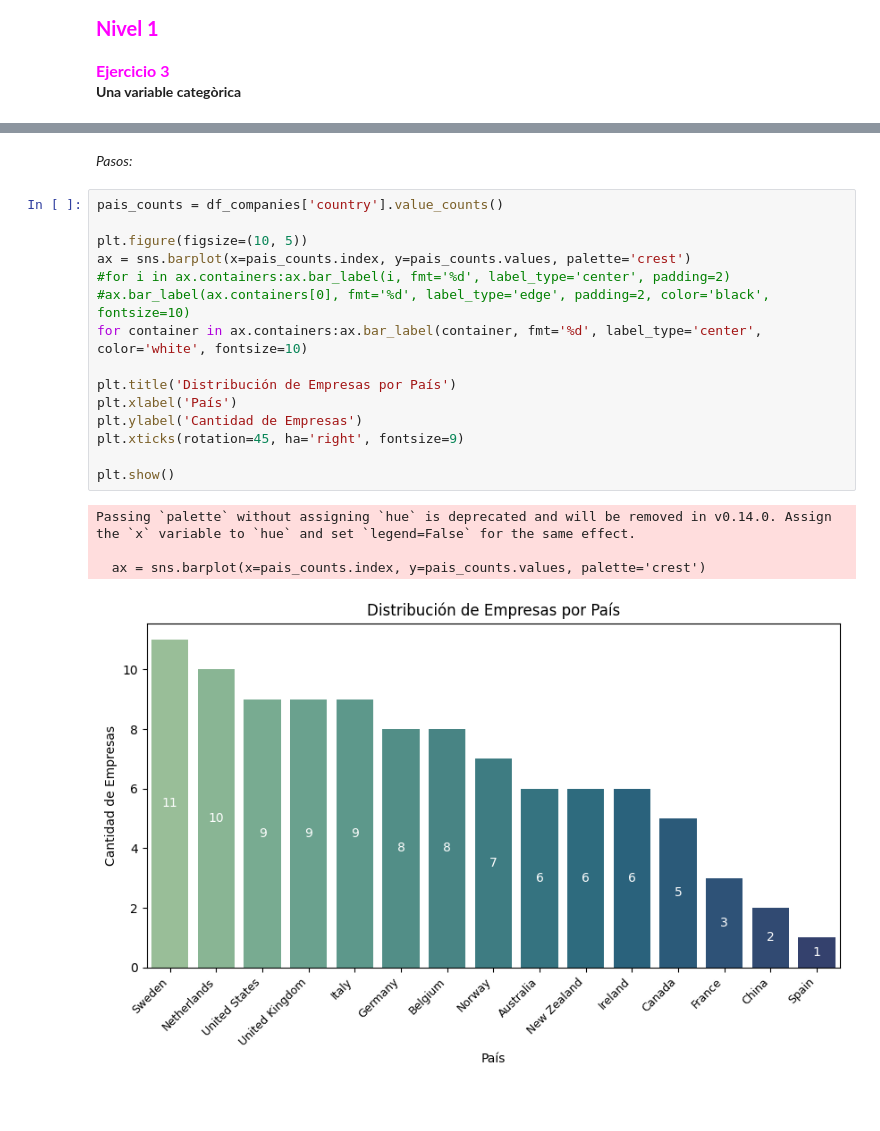
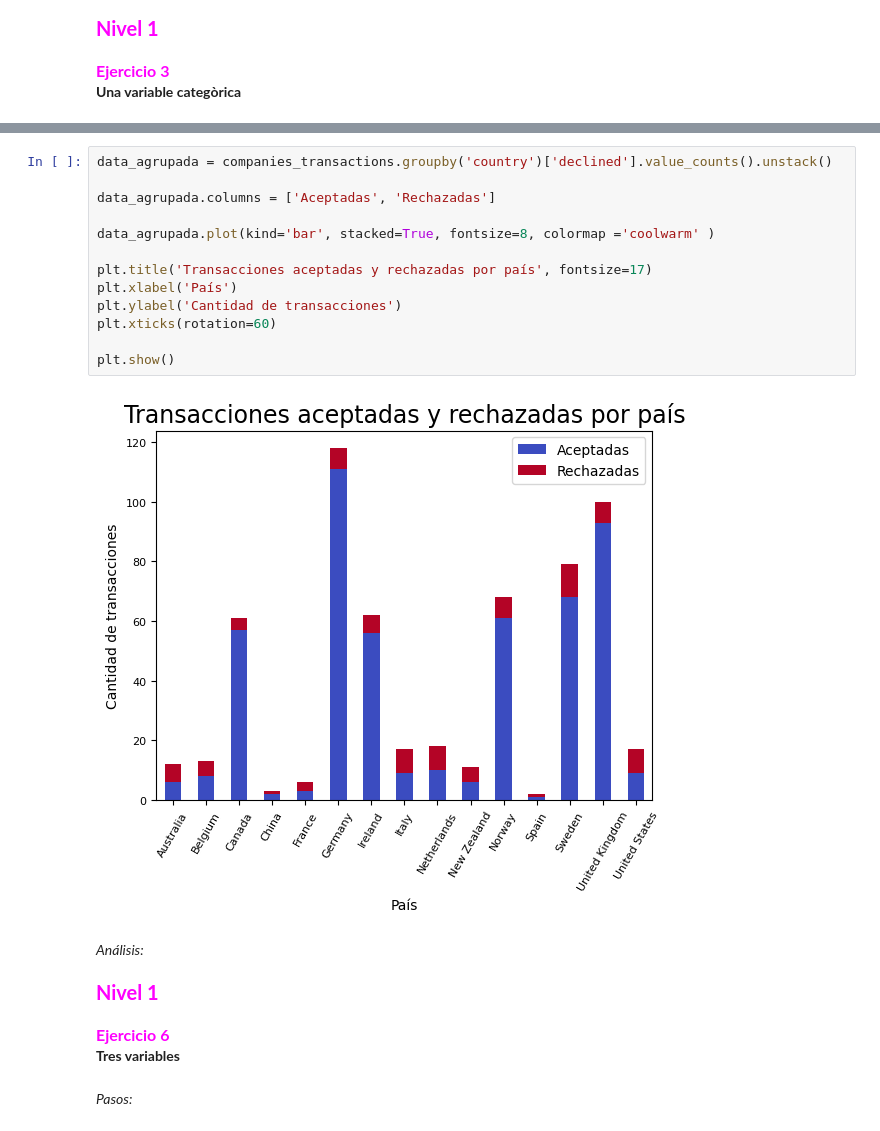
Before and after one commit to Nathalia-GM2912/Data_Analytics_2024, a Jupyter notebook: Sprint_8_Python/Sprint_8.01.ipynb, the cells around one changed output, grey strips where cells are left out. Drawn from its saved outputs; the diff is of its cells as text; blank space fills up the shorter version.

```diff
--- a/Sprint_8_Python/Sprint_8.01.ipynb
+++ b/Sprint_8_Python/Sprint_8.01.ipynb
@@ -311,22 +407,29 @@ Esto sugiere que el peso no es el factor principal que determina el precio; es p
+# %%
+data_agrupada = companies_transactions.groupby('country')['declined'].value_counts().unstack()
+
+data_agrupada.columns = ['Aceptadas', 'Rechazadas']
+
+data_agrupada.plot(kind='bar', stacked=True, fontsize=8, colormap ='coolwarm' )
+
+plt.title('Transacciones aceptadas y rechazadas por país', fontsize=17)
+plt.xlabel('País')
+plt.ylabel('Cantidad de transacciones')
+plt.xticks(rotation=60)
+
+plt.show()
+# %% [output]
+[figure, added]
+# %% [markdown]
+*Análisis:*
+# %% [markdown]
+<div style="color: magenta; font-family: Arial; font-size: 20px; font-weight: bold;">
+    Nivel 1
+</div>
+<br>
+<div style="color: magenta; font-family: Arial; font-size: 16px; font-weight: bold;">
+    Ejercicio 6
+</div>
+
+**Tres variables**
 # %% [markdown]
 *Pasos:*
-# %%
-pais_counts = df_companies['country'].value_counts()
-
-plt.figure(figsize=(10, 5))
-ax = sns.barplot(x=pais_counts.index, y=pais_counts.values, palette='crest')
-#for i in ax.containers:ax.bar_label(i, fmt='%d', label_type='center', padding=2)
-#ax.bar_label(ax.containers[0], fmt='%d', label_type='edge', padding=2, color='black', fontsize=10)
-for container in ax.containers:ax.bar_label(container, fmt='%d', label_type='center', color='white', fontsize=10)
-
-plt.title('Distribución de Empresas por País')
-plt.xlabel('País')
-plt.ylabel('Cantidad de Empresas')
-plt.xticks(rotation=45, ha='right', fontsize=9)
-
-plt.show()
-# %% [output]
-Passing `palette` without assigning `hue` is deprecated and will be removed in v0.14.0. Assign the `x` variable to `hue` and set `legend=False` for the same effect.
-
-  ax = sns.barplot(x=pais_counts.index, y=pais_counts.values, palette='crest')
-[figure, removed]
```
Also changed, not shown: parts of 19 cells of this notebook.
